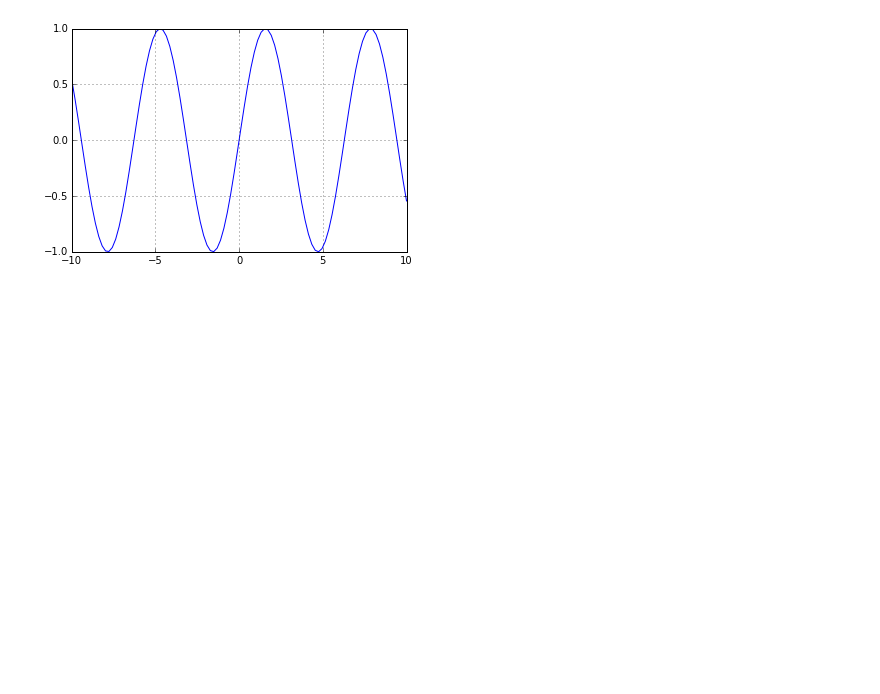
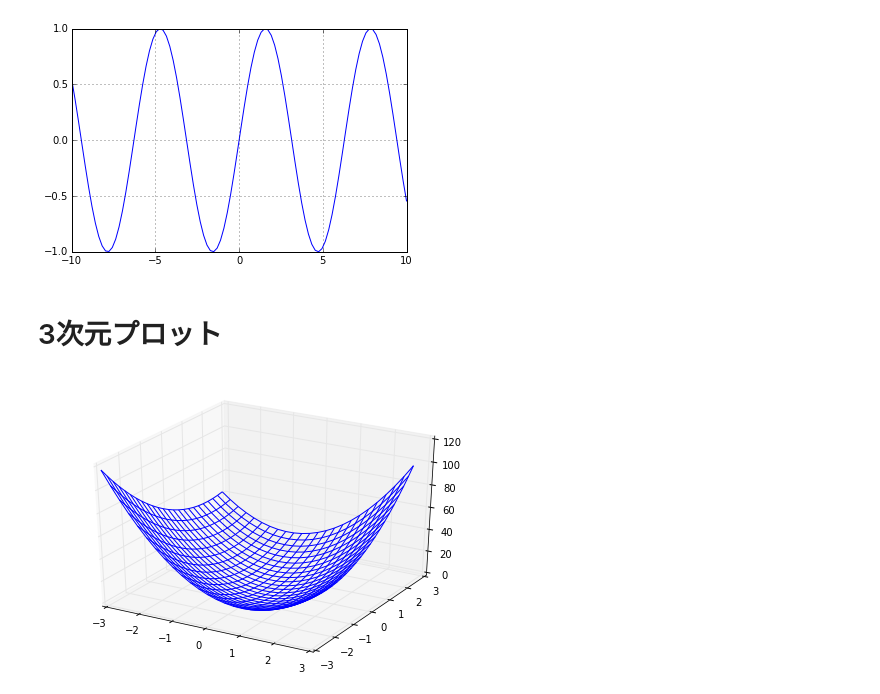
Before and after one commit to crotsu/LearningPython, a Jupyter notebook: plotFunc.ipynb, the cells around one changed output. Drawn from its saved outputs; the diff is of its cells as text; code cells hidden in the pictures; blank space fills up the shorter version.

```diff
--- a/plotFunc.ipynb
+++ b/plotFunc.ipynb
@@ -41,3 +42,24 @@ plt.grid(True)
 plt.show()
 # %% [output]
 [figure]
+# %% [markdown]
+# 3次元プロット
+# %%
+%matplotlib inline
+
+from mpl_toolkits.mplot3d import Axes3D
+import matplotlib.pyplot as plt
+import numpy as np
+
+x = np.arange(-3, 3, 0.25)
+y = np.arange(-3, 3, 0.25)
+X, Y = np.meshgrid(x, y)
+Z = 6*X*X + 4*X*Y + 3*Y*Y
+
+fig = plt.figure()
+ax = Axes3D(fig)
+ax.plot_wireframe(X,Y,Z)
+
+plt.show()
+# %% [output]
+[figure, added]
```
Also changed, not shown: parts of 1 cell of this notebook, 3 other files.
